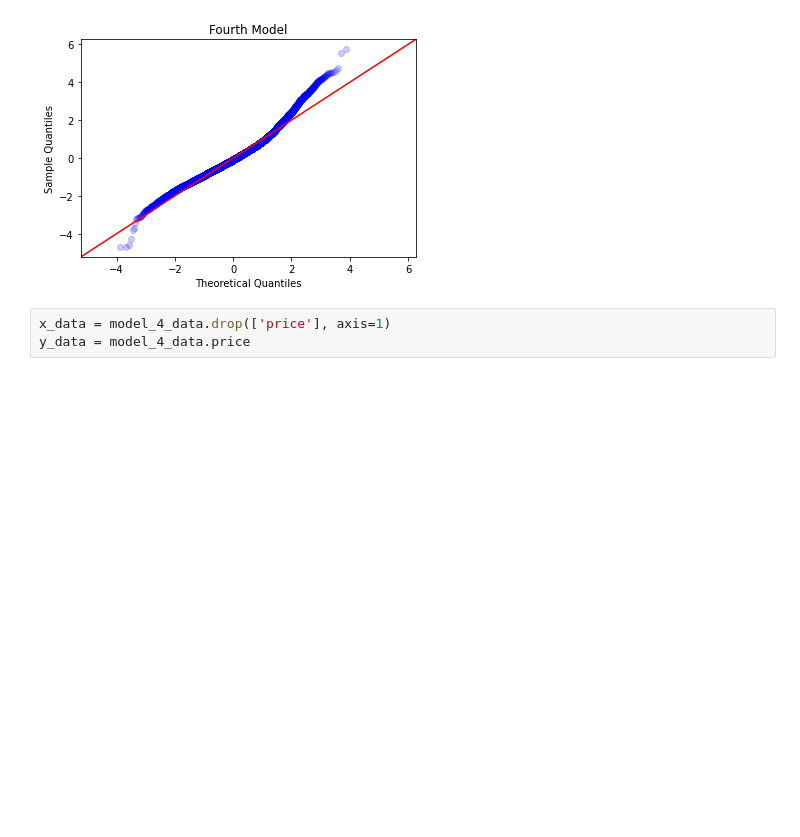
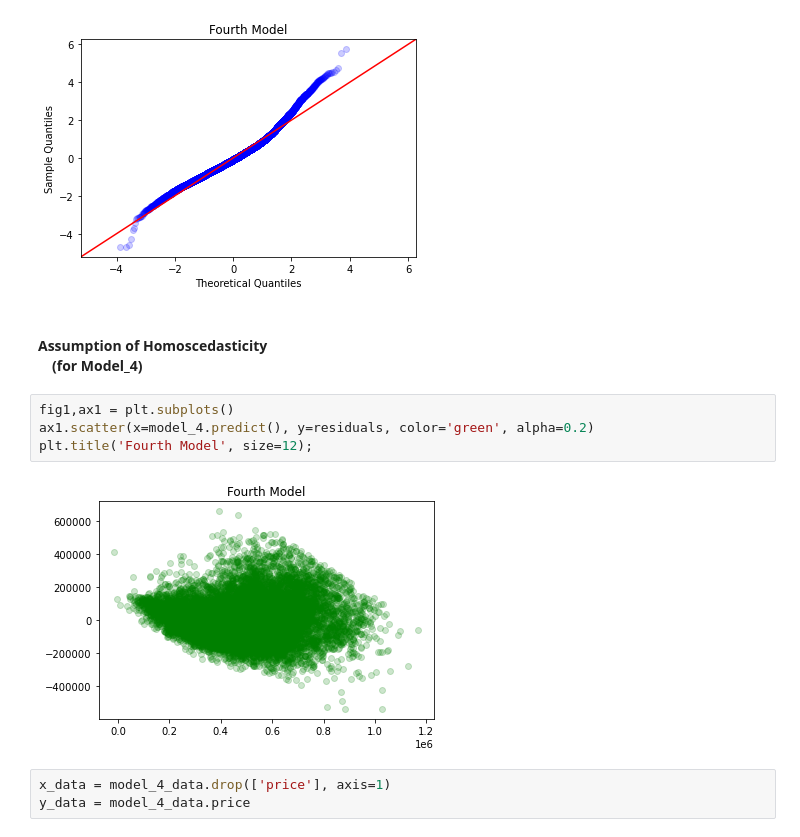
Before and after one commit to Benjamin2817/dsc-phase-2-project, a Jupyter notebook: Model_4.ipynb, the cells around one changed output. Drawn from its saved outputs; the diff is of its cells as text; blank space fills up the shorter version.

```diff
--- a/Model_4.ipynb
+++ b/Model_4.ipynb
@@ -74,6 +101,14 @@ fig = sm.graphics.qqplot(residuals, dist=stats.norm, fit=True, line='45', alpha=
 plt.title('Fourth Model', size=12);
 # %% [output]
 [figure]
+# %% [markdown]
+#### Assumption of Homoscedasticity<br>&emsp;(for Model_4)
+# %%
+fig1,ax1 = plt.subplots()
+ax1.scatter(x=model_4.predict(), y=residuals, color='green', alpha=0.2)
+plt.title('Fourth Model', size=12);
+# %% [output]
+[figure, added]
 # %%
 x_data = model_4_data.drop(['price'], axis=1)
 y_data = model_4_data.price
```
Also changed, not shown: parts of 8 cells of this notebook, 37 other files.
